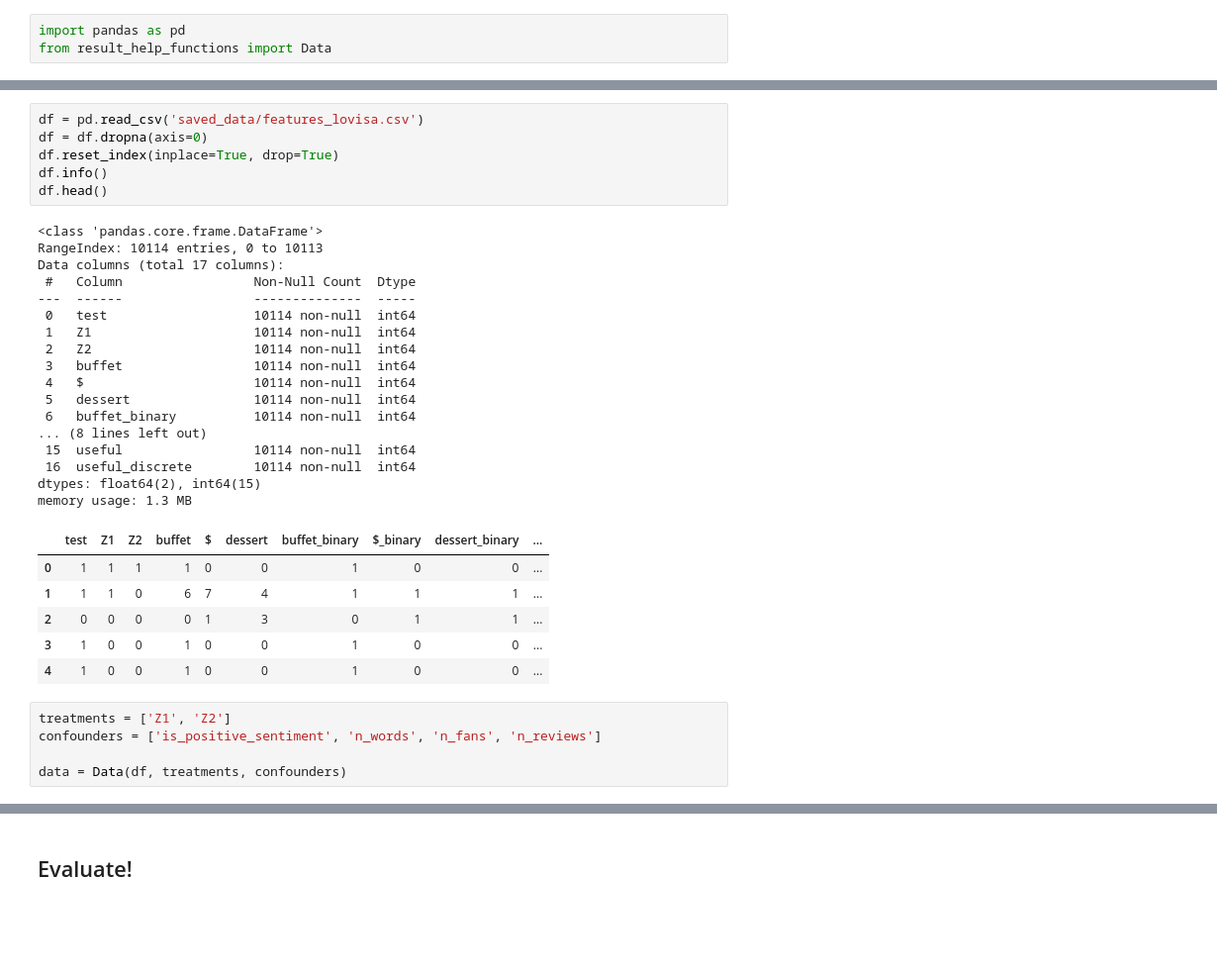
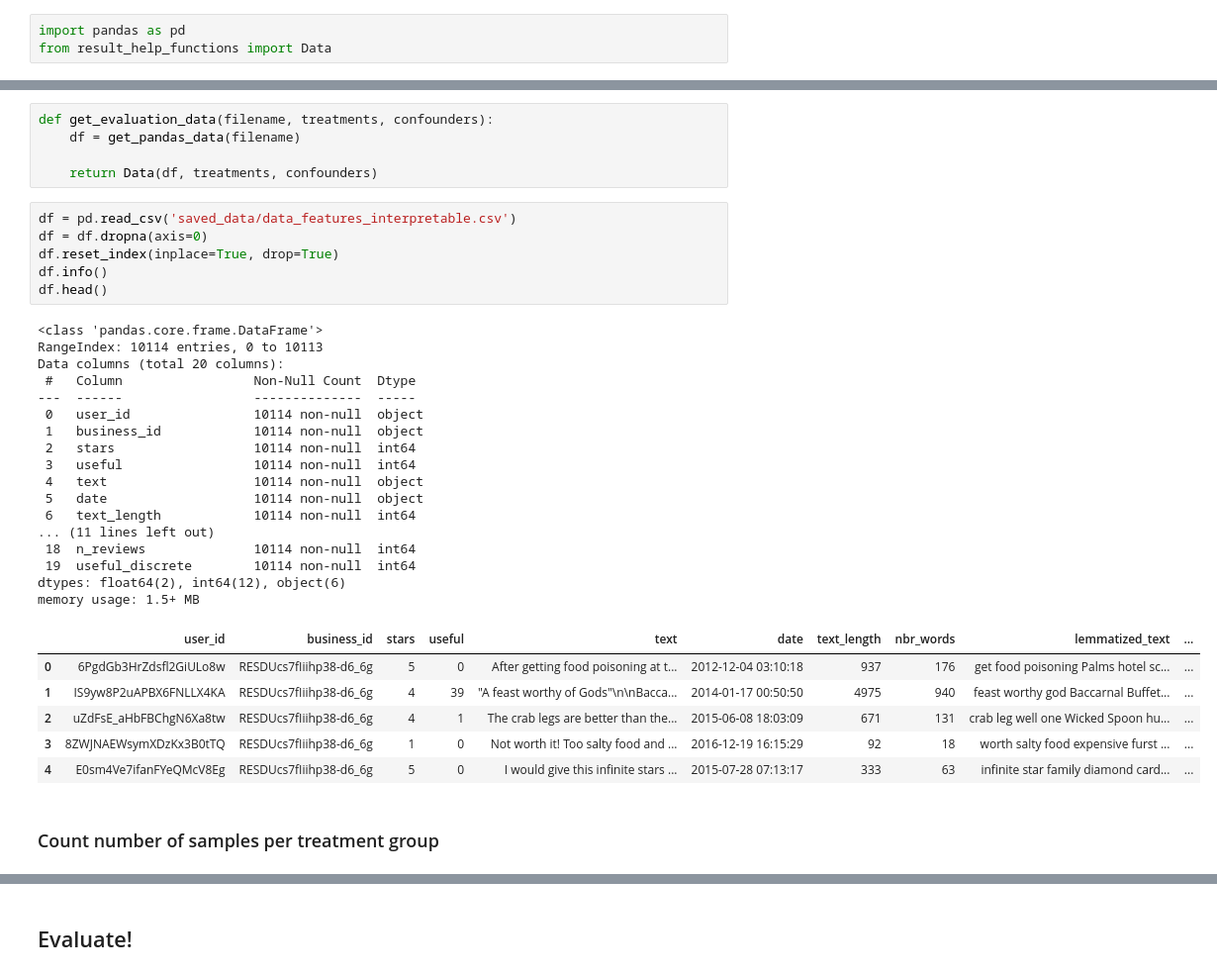
Before and after one commit to lovhag/yelp_causal_inference, a Jupyter notebook: evaluate_outcome_models.ipynb, the cells around one changed output, grey strips where cells are left out. Shown: that part at 99% size. Saved outputs shown, nothing was run; the diff lists cells and outputs as text; blank space fills up the shorter version.

```diff
--- a/evaluate_outcome_models.ipynb
+++ b/evaluate_outcome_models.ipynb
@@ -23,35 +34,37 @@ from result_help_functions import Data
+# %%
+def get_evaluation_data(filename, treatments, confounders):
+    df = get_pandas_data(filename)
+
+    return Data(df, treatments, confounders)
 # %%
-df = pd.read_csv('saved_data/features_lovisa.csv')
+df = pd.read_csv('saved_data/data_features_interpretable.csv')
 df = df.dropna(axis=0)
 df.reset_index(inplace=True, drop=True)
 df.info()
 df.head()
 # %% [output]
 <class 'pandas.core.frame.DataFrame'>
 RangeIndex: 10114 entries, 0 to 10113
-Data columns (total 17 columns):
+Data columns (total 20 columns):
  #   Column                 Non-Null Count  Dtype
 ---  ------                 --------------  -----
- 0   test                   10114 non-null  int64
- 1   Z1                     10114 non-null  int64
- 2   Z2                     10114 non-null  int64
- 3   buffet                 10114 non-null  int64
- 4   $                      10114 non-null  int64
- 5   dessert                10114 non-null  int64
- 6   buffet_binary          10114 non-null  int64
-... (8 lines left out)
- 15  useful                 10114 non-null  int64
- 16  useful_discrete        10114 non-null  int64
-dtypes: float64(2), int64(15)
-memory usage: 1.3 MB
+ 0   user_id                10114 non-null  object
+ 1   business_id            10114 non-null  object
+ 2   stars                  10114 non-null  int64
+ 3   useful                 10114 non-null  int64
+ 4   text                   10114 non-null  object
+ 5   date                   10114 non-null  object
+ 6   text_length            10114 non-null  int64
+... (11 lines left out)
+ 18  n_reviews              10114 non-null  int64
+ 19  useful_discrete        10114 non-null  int64
+dtypes: float64(2), int64(12), object(6)
+memory usage: 1.5+ MB
-|  | test | Z1 | Z2 | buffet | $ | dessert | buffet_binary | $_binary | dessert_binary | ... |
-| 0 | 1 | 1 | 1 | 1 | 0 | 0 | 1 | 0 | 0 | ... |
-| 1 | 1 | 1 | 0 | 6 | 7 | 4 | 1 | 1 | 1 | ... |
-| 2 | 0 | 0 | 0 | 0 | 1 | 3 | 0 | 1 | 1 | ... |
-| 3 | 1 | 0 | 0 | 1 | 0 | 0 | 1 | 0 | 0 | ... |
-| 4 | 1 | 0 | 0 | 1 | 0 | 0 | 1 | 0 | 0 | ... |
+|  | user_id | business_id | stars | useful | text | date | text_length | nbr_words | lemmatized_text | ... |
+| 0 | 6PgdGb3HrZdsfl2GiULo8w | RESDUcs7fIiihp38-d6_6g | 5 | 0 | After getting food poisoning at t... | 2012-12-04 03:10:18 | 937 | 176 | get food poisoning Palms hotel sc... | ... |
+| 1 | IS9yw8P2uAPBX6FNLLX4KA | RESDUcs7fIiihp38-d6_6g | 4 | 39 | "A feast worthy of Gods"\n\nBacca... | 2014-01-17 00:50:50 | 4975 | 940 | feast worthy god Baccarnal Buffet... | ... |
+| 2 | uZdFsE_aHbFBChgN6Xa8tw | RESDUcs7fIiihp38-d6_6g | 4 | 1 | The crab legs are better than the... | 2015-06-08 18:03:09 | 671 | 131 | crab leg well one Wicked Spoon hu... | ... |
+| 3 | 8ZWJNAEWsymXDzKx3B0tTQ | RESDUcs7fIiihp38-d6_6g | 1 | 0 | Not worth it! Too salty food and ... | 2016-12-19 16:15:29 | 92 | 18 | worth salty food expensive furst ... | ... |
+| 4 | E0sm4Ve7ifanFYeQMcV8Eg | RESDUcs7fIiihp38-d6_6g | 5 | 0 | I would give this infinite stars ... | 2015-07-28 07:13:17 | 333 | 63 | infinite star family diamond card... | ... |
-# %%
-treatments = ['Z1', 'Z2']
-confounders = ['is_positive_sentiment', 'n_words', 'n_fans', 'n_reviews']
-
-data = Data(df, treatments, confounders)
+# %% [markdown]
+### Count number of samples per treatment group
```
Also changed, not shown: parts of 13 cells of this notebook, 1 other file.
